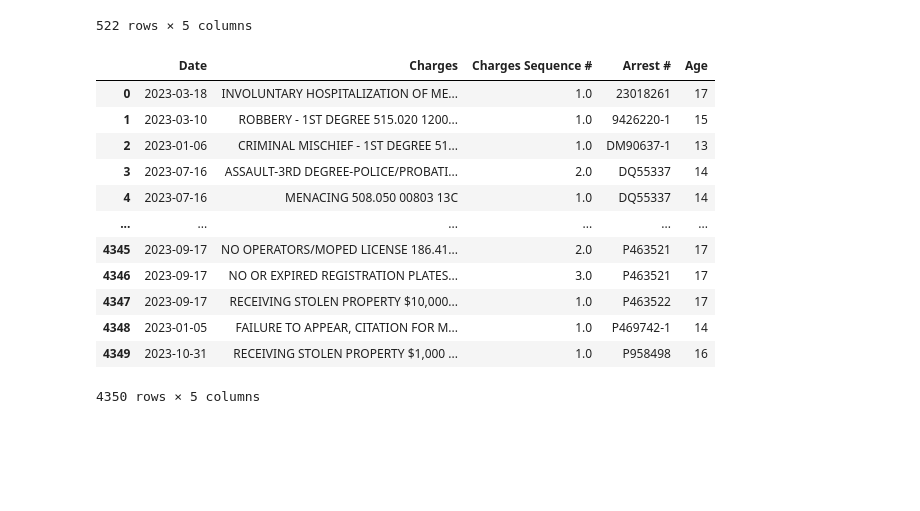
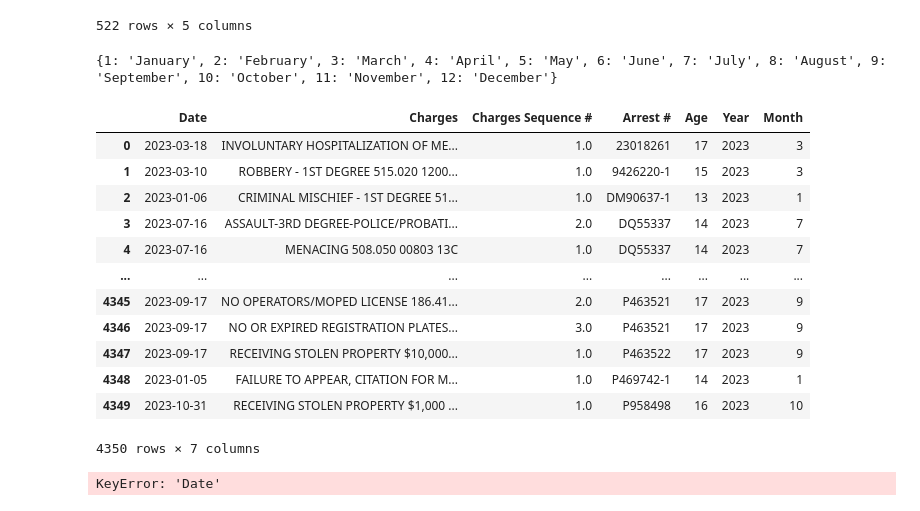
Before and after one commit to marresaburke/tracking_Louisville_crime, a Jupyter notebook: teens_arrested.ipynb, the cells around one changed output. Saved outputs shown, nothing was run; the diff lists cells and outputs as text; code cells hidden in the pictures; blank space fills up the shorter version.

Commit message:
changes to requirements, working file and final code
trying to figure out convert number to month and why gun data is not allowing me to add conversion

```diff
--- a/teens_arrested.ipynb
+++ b/teens_arrested.ipynb
@@ -168,2 +164,44 @@ gun_filter_df
+# %%
+
+##filter year in data and match data set time frames to show rise in crimes with guns in teens by month
+from datetime import datetime
+
+month_dict = {1:'January',
+              2:'February',
+              3: 'March',
+              4: 'April',
+              5: 'May',
+              6: 'June',
+              7: 'July',
+              8: 'August',
+              9: 'September',
+              10: 'October',
+              11: 'November',
+              12: 'December'}
+month_name = pd.Series([month_dict], name = 'Months')
+print(month_dict)
+
+
+teen_date_values = pd.DatetimeIndex(teen_data["Date"])
+teen_date_values
+
+teen_data['Year'] = teen_date_values.year
+teen_data['Month'] = teen_date_values.month
+teen_data
+# %% [output]
+{1: 'January', 2: 'February', 3: 'March', 4: 'April', 5: 'May', 6: 'June', 7: 'July', 8: 'August', 9: 'September', 10: 'October', 11: 'November', 12: 'December'}
+|  | Date | Charges | Charges Sequence # | Arrest # | Age | Year | Month |
+| 0 | 2023-03-18 | INVOLUNTARY HOSPITALIZATION OF ME... | 1.0 | 23018261 | 17 | 2023 | 3 |
+| 1 | 2023-03-10 | ROBBERY - 1ST DEGREE 515.020 1200... | 1.0 | 9426220-1 | 15 | 2023 | 3 |
+| 2 | 2023-01-06 | CRIMINAL MISCHIEF - 1ST DEGREE 51... | 1.0 | DM90637-1 | 13 | 2023 | 1 |
+| 3 | 2023-07-16 | ASSAULT-3RD DEGREE-POLICE/PROBATI... | 2.0 | DQ55337 | 14 | 2023 | 7 |
+| 4 | 2023-07-16 | MENACING 508.050 00803 13C | 1.0 | DQ55337 | 14 | 2023 | 7 |
+| ... | ... | ... | ... | ... | ... | ... | ... |
+| 4345 | 2023-09-17 | NO OPERATORS/MOPED LICENSE 186.41... | 2.0 | P463521 | 17 | 2023 | 9 |
+| 4346 | 2023-09-17 | NO OR EXPIRED REGISTRATION PLATES... | 3.0 | P463521 | 17 | 2023 | 9 |
+| 4347 | 2023-09-17 | RECEIVING STOLEN PROPERTY $10,000... | 1.0 | P463522 | 17 | 2023 | 9 |
+| 4348 | 2023-01-05 | FAILURE TO APPEAR, CITATION FOR M... | 1.0 | P469742-1 | 14 | 2023 | 1 |
+| 4349 | 2023-10-31 | RECEIVING STOLEN PROPERTY $1,000 ... | 1.0 | P958498 | 16 | 2023 | 10 |
+4350 rows × 7 columns
 # %%
 Dates_to_months = pd.DataFrame({'January': ['2023-01-01', '2023-01-02', '2023-01-03', '2023-01-04', '2023-01-05', '2023-01-06', '2023-01-07', '2023-01-08', '2023-01-09', '2023-01-10', '2023-01-11', '2023-01-12', '2023-01-13', '2023-01-14', '2023-01-15', '2023-01-16', '2023-01-17','2023-01-18', '2023-01-19','2023-01-20','2023-01-21', '2023-01-22', '2023-01-23', '2023-01-24', '2023-01-25', '2023-01-26', '2023-01-27', '2023-01-28', '2023-01-29', '2023-01-30', '2023-01-31'],})
@@ -172,16 +208,4 @@ filt_dates = pd.DataFrame
-# %%
-teen_data
-# %% [output]
-|  | Date | Charges | Charges Sequence # | Arrest # | Age |
-| 0 | 2023-03-18 | INVOLUNTARY HOSPITALIZATION OF ME... | 1.0 | 23018261 | 17 |
-| 1 | 2023-03-10 | ROBBERY - 1ST DEGREE 515.020 1200... | 1.0 | 9426220-1 | 15 |
-| 2 | 2023-01-06 | CRIMINAL MISCHIEF - 1ST DEGREE 51... | 1.0 | DM90637-1 | 13 |
-| 3 | 2023-07-16 | ASSAULT-3RD DEGREE-POLICE/PROBATI... | 2.0 | DQ55337 | 14 |
-| 4 | 2023-07-16 | MENACING 508.050 00803 13C | 1.0 | DQ55337 | 14 |
-| ... | ... | ... | ... | ... | ... |
-| 4345 | 2023-09-17 | NO OPERATORS/MOPED LICENSE 186.41... | 2.0 | P463521 | 17 |
-| 4346 | 2023-09-17 | NO OR EXPIRED REGISTRATION PLATES... | 3.0 | P463521 | 17 |
-| 4347 | 2023-09-17 | RECEIVING STOLEN PROPERTY $10,000... | 1.0 | P463522 | 17 |
-| 4348 | 2023-01-05 | FAILURE TO APPEAR, CITATION FOR M... | 1.0 | P469742-1 | 14 |
-| 4349 | 2023-10-31 | RECEIVING STOLEN PROPERTY $1,000 ... | 1.0 | P958498 | 16 |
-4350 rows × 5 columns
+# %%
+gun_date_values = pd.DatetimeIndex(guns_demographics["Date"])
+# %% [output]
+KeyError: 'Date'
```
Also changed, not shown: parts of 5 cells of this notebook, 2 other files.
